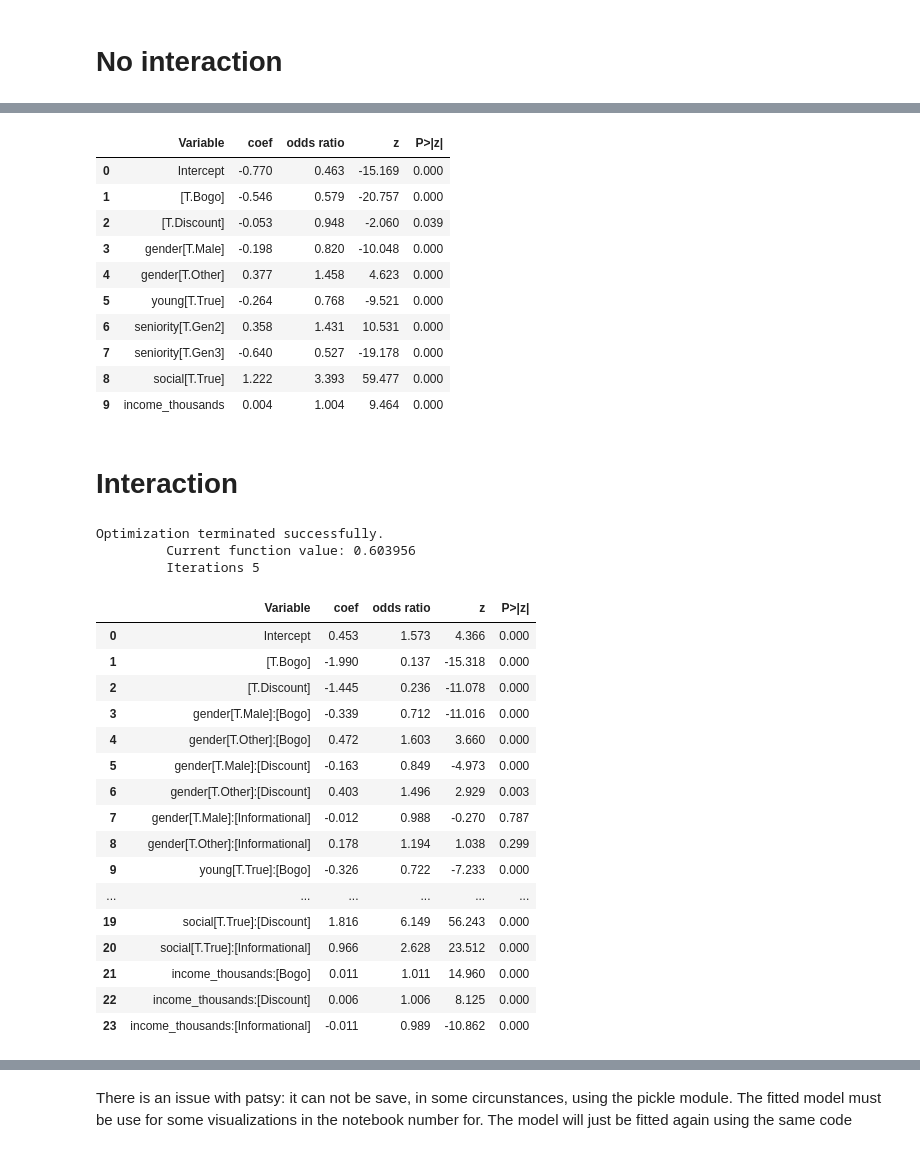
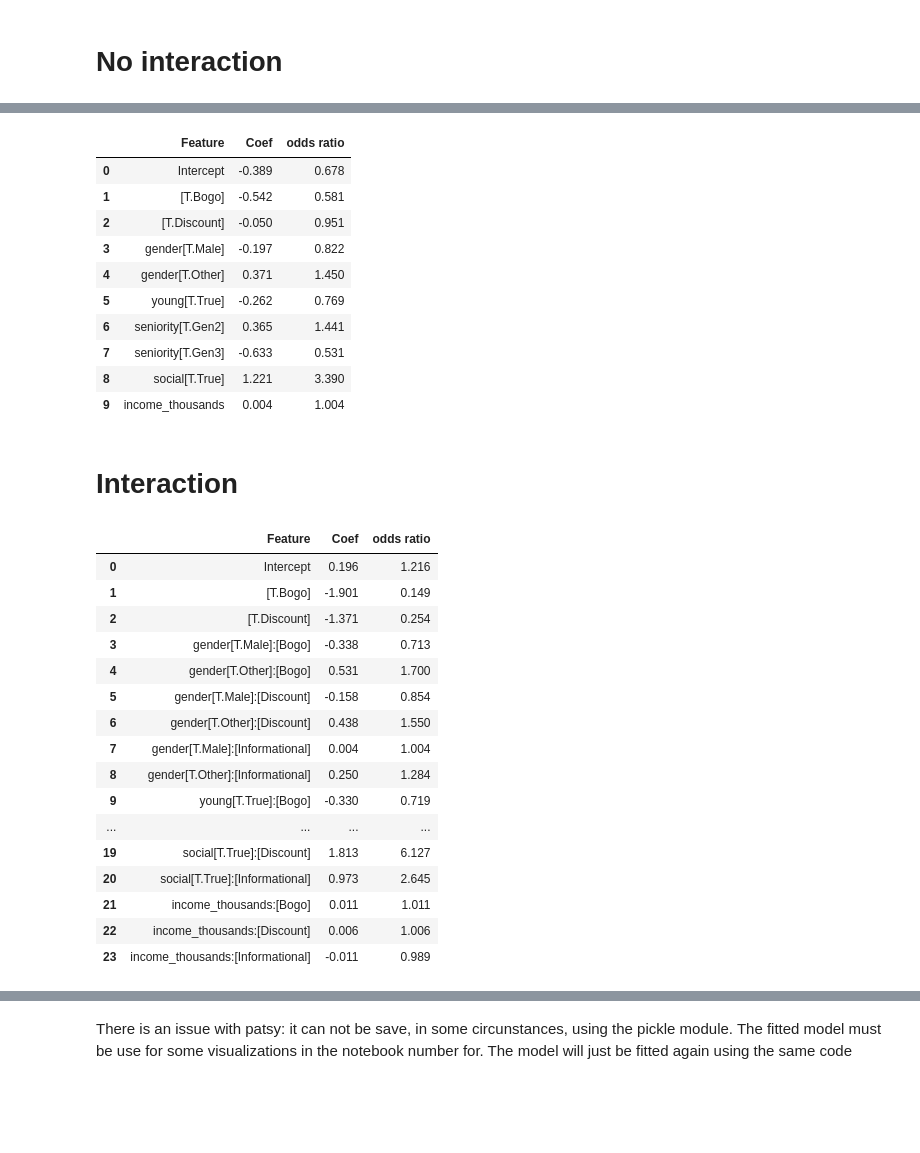
Before and after one commit to MartinPons/Starbucks-customer-behaviour, a Jupyter notebook: 03-Modeling.ipynb, the cells around one changed output, grey strips where cells are left out. Cells and saved outputs as stored; diff of their text form; code cells hidden in the pictures; blank space fills up the shorter version.

```diff
--- a/03-Modeling.ipynb
+++ b/03-Modeling.ipynb
@@ -48,44 +33,40 @@ Logit Regression Results
 # %%
-pretty_coefficients(lg_no_interaction.summary(), exog_train)
+pretty_coefficients(lg_no_interaction, exog_train_no_int)
 # %% [output]
-|  | Variable | coef | odds ratio | z | P>|z| |
-| 0 | Intercept | -0.770 | 0.463 | -15.169 | 0.000 |
-| 1 | [T.Bogo] | -0.546 | 0.579 | -20.757 | 0.000 |
-| 2 | [T.Discount] | -0.053 | 0.948 | -2.060 | 0.039 |
-| 3 | gender[T.Male] | -0.198 | 0.820 | -10.048 | 0.000 |
-| 4 | gender[T.Other] | 0.377 | 1.458 | 4.623 | 0.000 |
-| 5 | young[T.True] | -0.264 | 0.768 | -9.521 | 0.000 |
-| 6 | seniority[T.Gen2] | 0.358 | 1.431 | 10.531 | 0.000 |
-| 7 | seniority[T.Gen3] | -0.640 | 0.527 | -19.178 | 0.000 |
-| 8 | social[T.True] | 1.222 | 3.393 | 59.477 | 0.000 |
-| 9 | income_thousands | 0.004 | 1.004 | 9.464 | 0.000 |
+|  | Feature | Coef | odds ratio |
+| 0 | Intercept | -0.389 | 0.678 |
+| 1 | [T.Bogo] | -0.542 | 0.581 |
+| 2 | [T.Discount] | -0.050 | 0.951 |
+| 3 | gender[T.Male] | -0.197 | 0.822 |
+| 4 | gender[T.Other] | 0.371 | 1.450 |
+| 5 | young[T.True] | -0.262 | 0.769 |
+| 6 | seniority[T.Gen2] | 0.365 | 1.441 |
+| 7 | seniority[T.Gen3] | -0.633 | 0.531 |
+| 8 | social[T.True] | 1.221 | 3.390 |
+| 9 | income_thousands | 0.004 | 1.004 |
 # %% [markdown]
 # Interaction
 # %%
 
-lg_interaction, formula, exog_train, exog_val, _, y_val = fit_logistic(offers, ["income_thousands", "gender", "young", "seniority", "social"], interaction = True)
+lg_interaction, formula, exog_train_int, exog_val_int, _, y_val_int = fit_logistic(offers, ["income_thousands", "gender", "young", "seniority", "social"], interaction = True)
-# %% [output]
-Optimization terminated successfully.
-         Current function value: 0.603956
-         Iterations 5
 # %%
-pretty_coefficients(lg_interaction.summary(), exog_train)
+pretty_coefficients(lg_interaction, exog_train_int)
 # %% [output]
-|  | Variable | coef | odds ratio | z | P>|z| |
-| 0 | Intercept | 0.453 | 1.573 | 4.366 | 0.000 |
-| 1 | [T.Bogo] | -1.990 | 0.137 | -15.318 | 0.000 |
-| 2 | [T.Discount] | -1.445 | 0.236 | -11.078 | 0.000 |
-| 3 | gender[T.Male]:[Bogo] | -0.339 | 0.712 | -11.016 | 0.000 |
-| 4 | gender[T.Other]:[Bogo] | 0.472 | 1.603 | 3.660 | 0.000 |
-| 5 | gender[T.Male]:[Discount] | -0.163 | 0.849 | -4.973 | 0.000 |
-| 6 | gender[T.Other]:[Discount] | 0.403 | 1.496 | 2.929 | 0.003 |
-| 7 | gender[T.Male]:[Informational] | -0.012 | 0.988 | -0.270 | 0.787 |
-| 8 | gender[T.Other]:[Informational] | 0.178 | 1.194 | 1.038 | 0.299 |
-| 9 | young[T.True]:[Bogo] | -0.326 | 0.722 | -7.233 | 0.000 |
-| ... | ... | ... | ... | ... | ... |
-| 19 | social[T.True]:[Discount] | 1.816 | 6.149 | 56.243 | 0.000 |
-| 20 | social[T.True]:[Informational] | 0.966 | 2.628 | 23.512 | 0.000 |
-| 21 | income_thousands:[Bogo] | 0.011 | 1.011 | 14.960 | 0.000 |
-| 22 | income_thousands:[Discount] | 0.006 | 1.006 | 8.125 | 0.000 |
-| 23 | income_thousands:[Informational] | -0.011 | 0.989 | -10.862 | 0.000 |
+|  | Feature | Coef | odds ratio |
+| 0 | Intercept | 0.196 | 1.216 |
+| 1 | [T.Bogo] | -1.901 | 0.149 |
+| 2 | [T.Discount] | -1.371 | 0.254 |
+| 3 | gender[T.Male]:[Bogo] | -0.338 | 0.713 |
+| 4 | gender[T.Other]:[Bogo] | 0.531 | 1.700 |
+| 5 | gender[T.Male]:[Discount] | -0.158 | 0.854 |
+| 6 | gender[T.Other]:[Discount] | 0.438 | 1.550 |
+| 7 | gender[T.Male]:[Informational] | 0.004 | 1.004 |
+| 8 | gender[T.Other]:[Informational] | 0.250 | 1.284 |
+| 9 | young[T.True]:[Bogo] | -0.330 | 0.719 |
+| ... | ... | ... | ... |
+| 19 | social[T.True]:[Discount] | 1.813 | 6.127 |
+| 20 | social[T.True]:[Informational] | 0.973 | 2.645 |
+| 21 | income_thousands:[Bogo] | 0.011 | 1.011 |
+| 22 | income_thousands:[Discount] | 0.006 | 1.006 |
+| 23 | income_thousands:[Informational] | -0.011 | 0.989 |
 # %%
```
Also changed, not shown: parts of 12 cells of this notebook, 17 other files.
